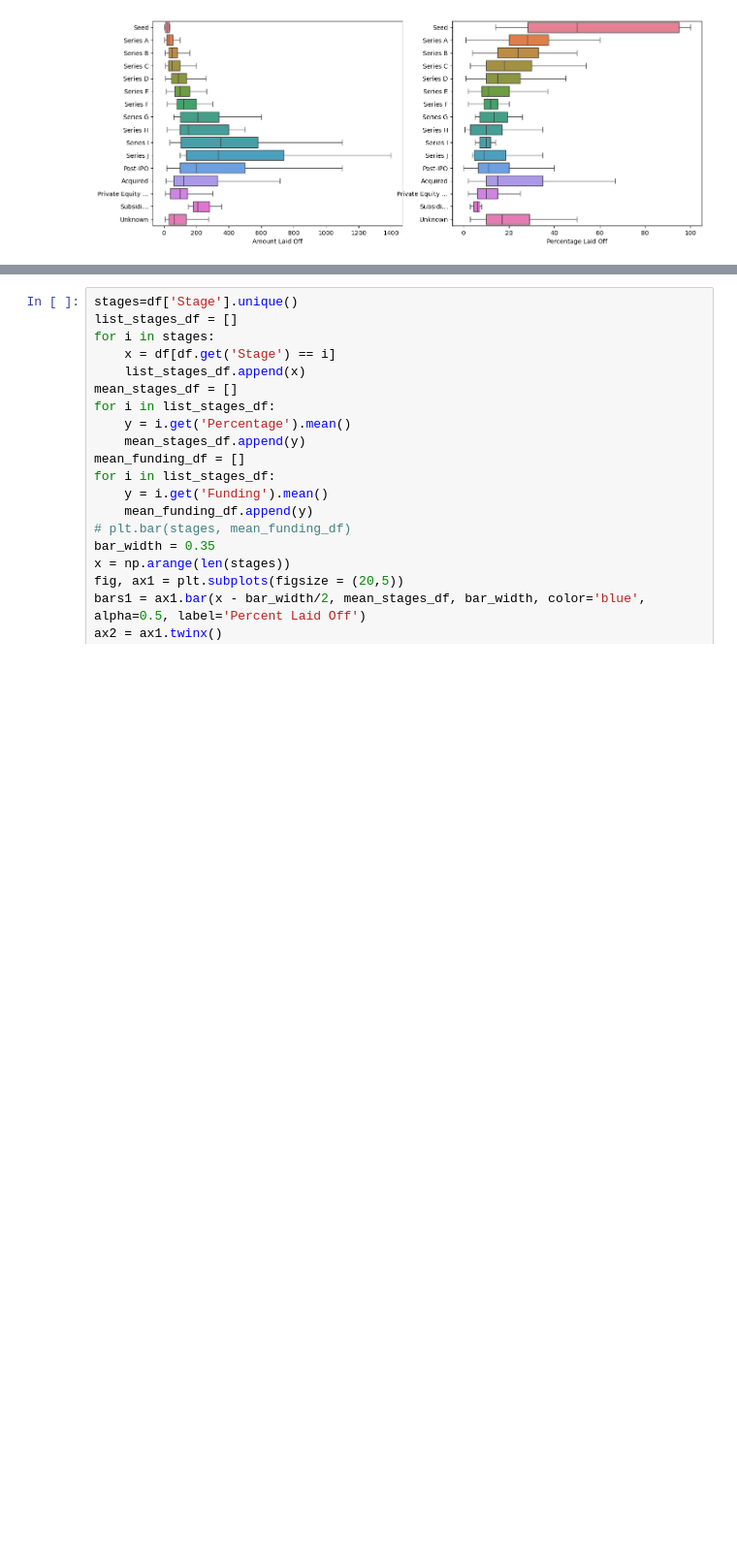
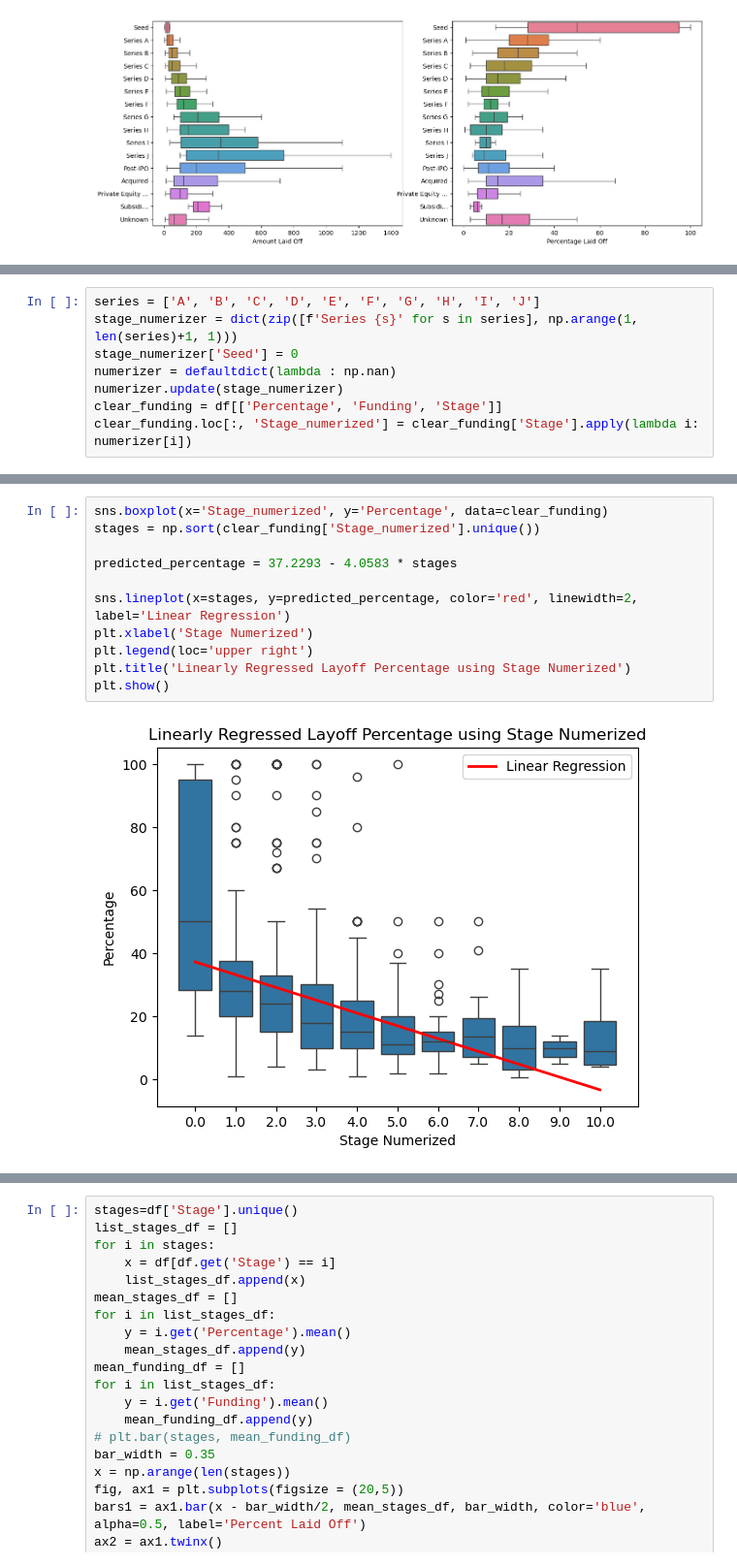
Before and after one commit to COGS108/Group019_WI24, a Jupyter notebook: EDACheckpoint_Group019_WI24.ipynb, the cells around one changed output, grey strips where cells are left out. Shown at 97% size. Saved outputs shown, nothing was run; the diff lists cells and outputs as text; blank space fills up the shorter version.

```diff
--- a/EDACheckpoint_Group019_WI24.ipynb
+++ b/EDACheckpoint_Group019_WI24.ipynb
@@ -750,0 +737,8 @@ plt.show()
+# %%
+series = ['A', 'B', 'C', 'D', 'E', 'F', 'G', 'H', 'I', 'J']
+stage_numerizer = dict(zip([f'Series {s}' for s in series], np.arange(1, len(series)+1, 1)))
+stage_numerizer['Seed'] = 0
+numerizer = defaultdict(lambda : np.nan)
+numerizer.update(stage_numerizer)
+clear_funding = df[['Percentage', 'Funding', 'Stage']]
+clear_funding.loc[:, 'Stage_numerized'] = clear_funding['Stage'].apply(lambda i: numerizer[i])
@@ -751 +776,14 @@ plt.show()
+# %%
+sns.boxplot(x='Stage_numerized', y='Percentage', data=clear_funding)
+stages = np.sort(clear_funding['Stage_numerized'].unique())
+
+predicted_percentage = 37.2293 - 4.0583 * stages
+
+sns.lineplot(x=stages, y=predicted_percentage, color='red', linewidth=2, label='Linear Regression')
+plt.xlabel('Stage Numerized')
+plt.legend(loc='upper right')
+plt.title('Linearly Regressed Layoff Percentage using Stage Numerized')
+plt.show()
+# %% [output]
+[figure, added]
 # %% [markdown]
```
Also changed, not shown: parts of 30 cells of this notebook.
